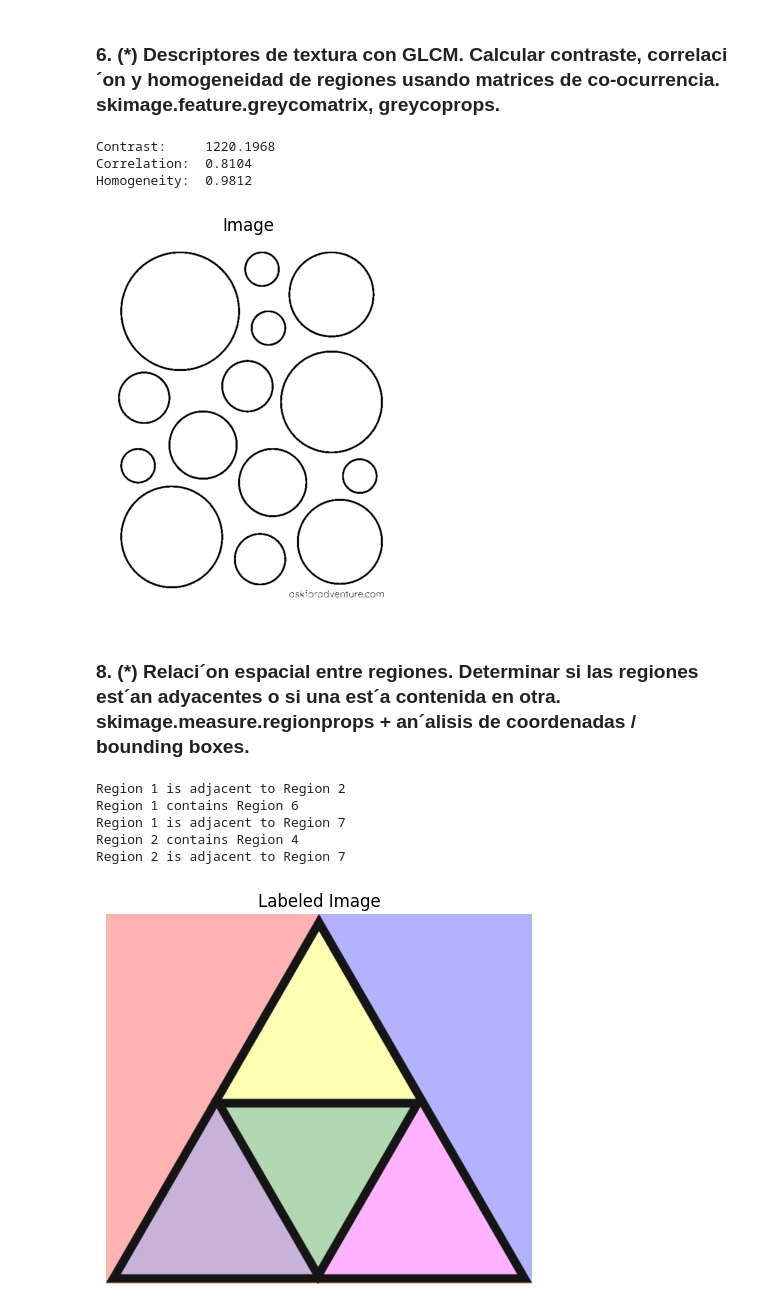
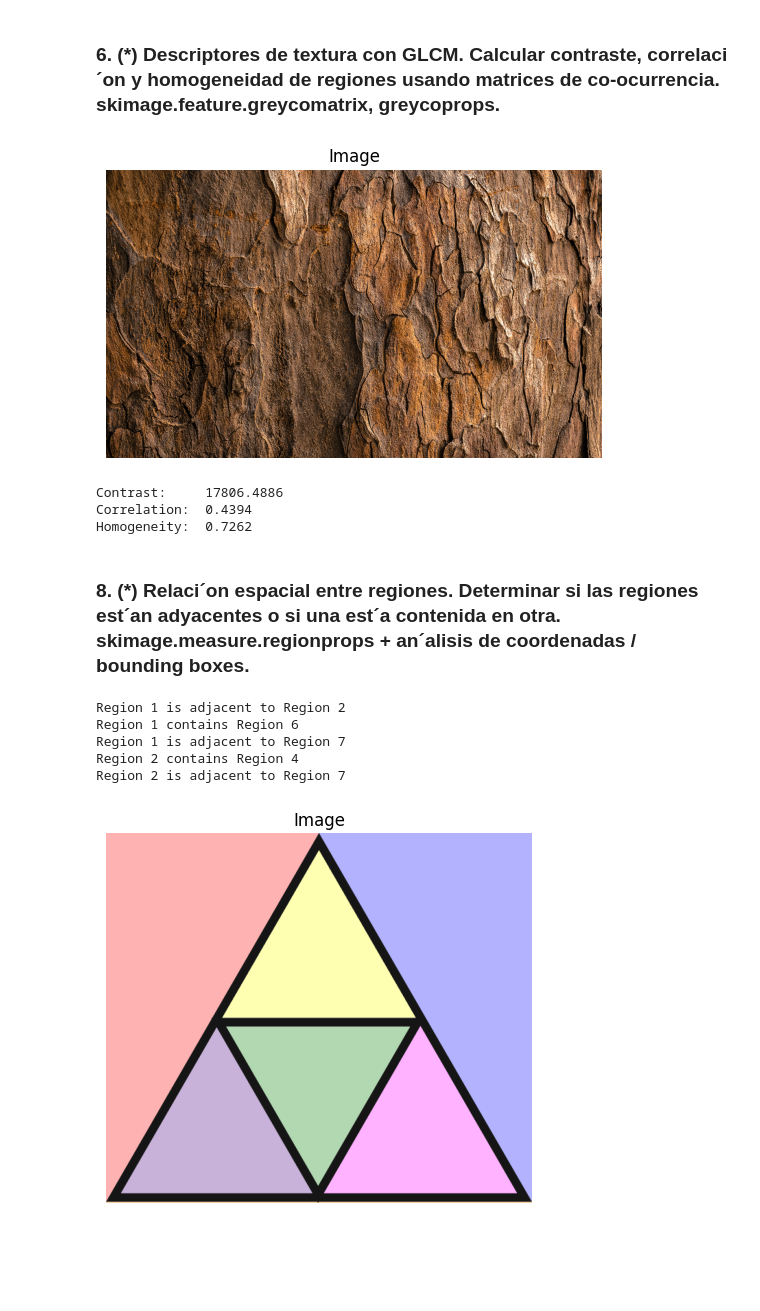
Before and after one commit to LucasEPK/tps-proc-imagenes, a Jupyter notebook: TP 6/code/TP 6.ipynb, the cells around one changed output. Drawn from its saved outputs; the diff is of its cells as text; code cells hidden in the pictures; blank space fills up the shorter version.

```diff
--- a/TP 6/code/TP 6.ipynb
+++ b/TP 6/code/TP 6.ipynb
@@ -107,7 +107,8 @@ Región 15: Area=7181.0, Perimeter=314.97770542341357, Eccentricity=0.06, Compac
 from skimage.feature import graycomatrix, graycoprops
 from skimage.util import img_as_ubyte
 # %%
-image = read_image("circles.png")
+image = read_image("wood.png")
+show_image("Image", image)
 image = apply_otsu_threshold(image)
 # Convert image to uint8
 image_uint8 = img_as_ubyte(image)
@@ -129,13 +130,11 @@ homogeneity = graycoprops(glcm, 'homogeneity')[0, 0]
 print(f"Contrast:     {contrast:.4f}")
 print(f"Correlation:  {correlation:.4f}")
 print(f"Homogeneity:  {homogeneity:.4f}")
-
-show_image("Image", image)
 # %% [output]
+[figure, new version]
-Contrast:     1220.1968
-Correlation:  0.8104
-Homogeneity:  0.9812
+Contrast:     17806.4886
+Correlation:  0.4394
+Homogeneity:  0.7262
-[figure, old version]
 # %% [markdown]
 ### 8. (*) Relaci´on espacial entre regiones. Determinar si las regiones est´an adyacentes o si una est´a contenida en otra. skimage.measure.regionprops + an´alisis de coordenadas / bounding boxes.
 # %%
@@ -181,32 +180,32 @@ props = measure.regionprops(label_image)
 
 image_shape = image.shape[:2]
 
 
 for i, prop1 in enumerate(props):
     for j, prop2 in enumerate(props):
         if i >= j:
             continue
 
         bbox1 = prop1.bbox
         bbox2 = prop2.bbox
 
         mask1 = get_full_mask(prop1, image_shape)
         mask2 = get_full_mask(prop2, image_shape)
 
         if check_containment(bbox1, bbox2):
             print(f"Region {prop1.label} contains Region {prop2.label}")
         elif check_containment(bbox2, bbox1):
             print(f"Region {prop2.label} contains Region {prop1.label}")
 
         elif check_adjacency(mask1, mask2):
             print(f"Region {prop1.label} is adjacent to Region {prop2.label}")
 
 # Show the labeled image
-show_image("Labeled Image", label2rgb(label_image, image=image, bg_label=0))
+show_image("Image", label2rgb(label_image, image=image, bg_label=0))
 # %% [output]
 Region 1 is adjacent to Region 2
 Region 1 contains Region 6
 Region 1 is adjacent to Region 7
 Region 2 contains Region 4
 Region 2 is adjacent to Region 7
-[figure, old version]
+[figure, new version]
```
Also changed, not shown: 11 other files.
